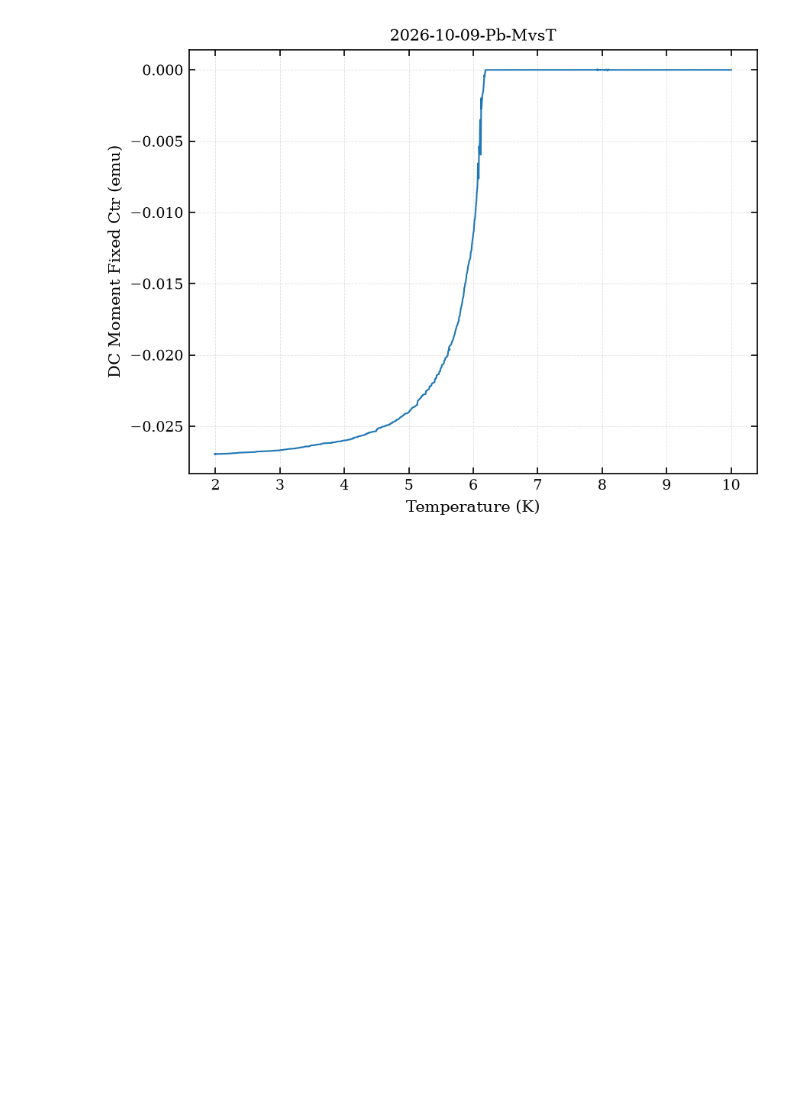
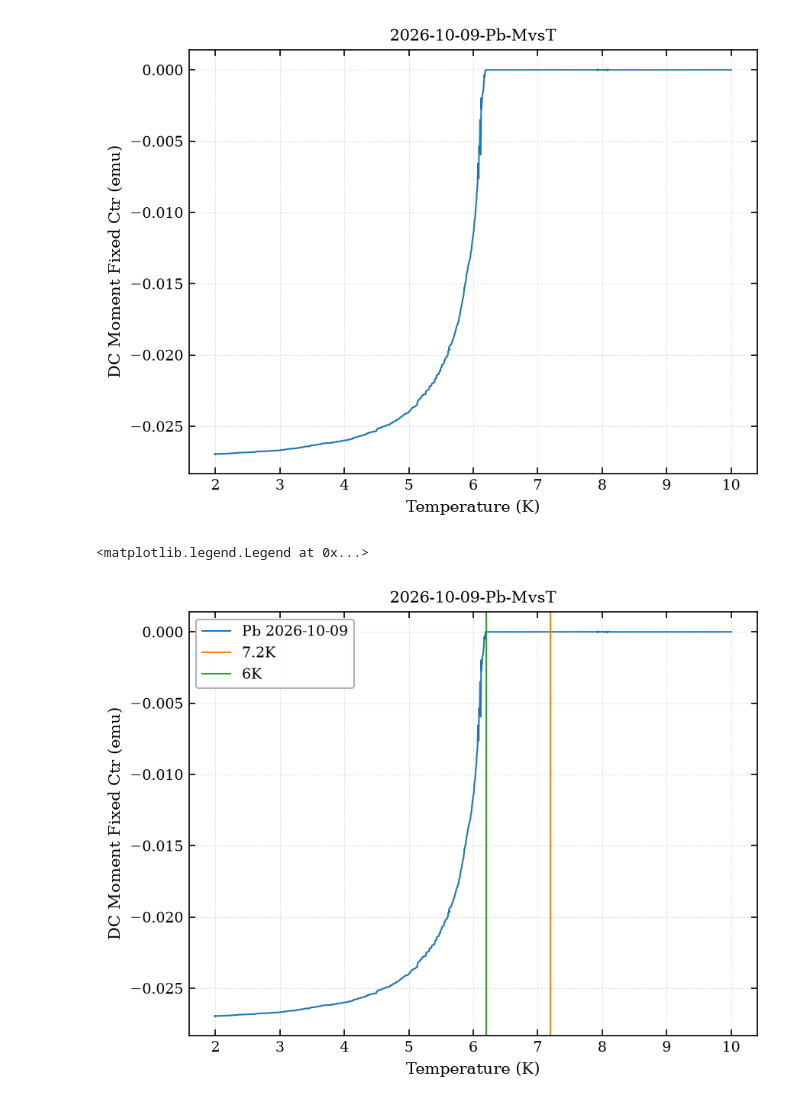
Before and after one commit to OlliePentecost/high-temperature-superconductivity, a Jupyter notebook: 2026-10-09-Bi-MvsH-300K.ipynb, the cells around one changed output. Drawn from its saved outputs; the diff is of its cells as text; code cells hidden in the pictures; blank space fills up the shorter version.

```diff
--- a/2026-10-09-Bi-MvsH-300K.ipynb
+++ b/2026-10-09-Bi-MvsH-300K.ipynb
@@ -93,3 +93,15 @@ plt.xlabel("Temperature (K)")
 # %% [output]
 Text(0.5, 0, 'Temperature (K)')
 [figure]
+# %%
+plt.plot(pb["Temperature (K)"],pb["DC Moment Fixed Ctr (emu)"], label="Pb 2026-10-09")
+plt.title("2026-10-09-Pb-MvsT")
+plt.ylabel("DC Moment Fixed Ctr (emu)")
+plt.xlabel("Temperature (K)")
+plt.axvline(7.2, color="tab:orange", label="7.2K")
+plt.axvline(6.2, color="tab:green", label="6K")
+
+plt.legend()
+# %% [output]
+<matplotlib.legend.Legend at 0x...>
+[figure, added]
```
